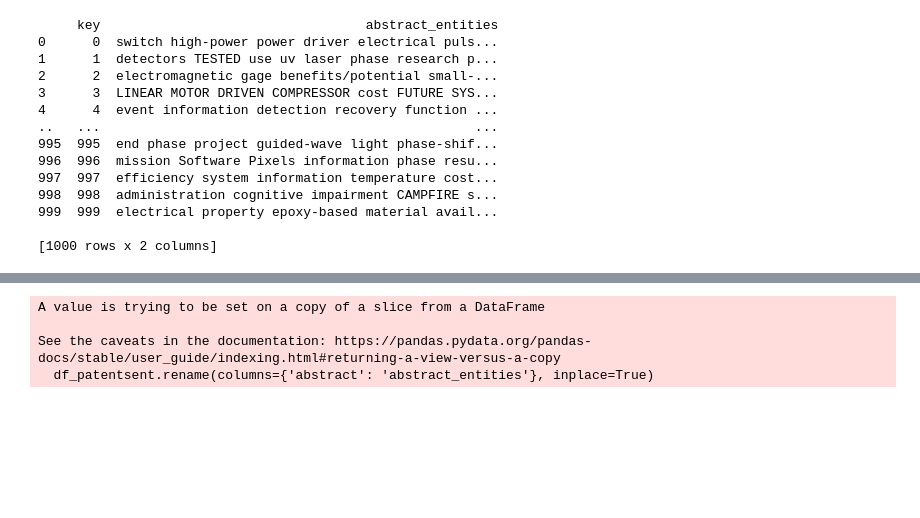
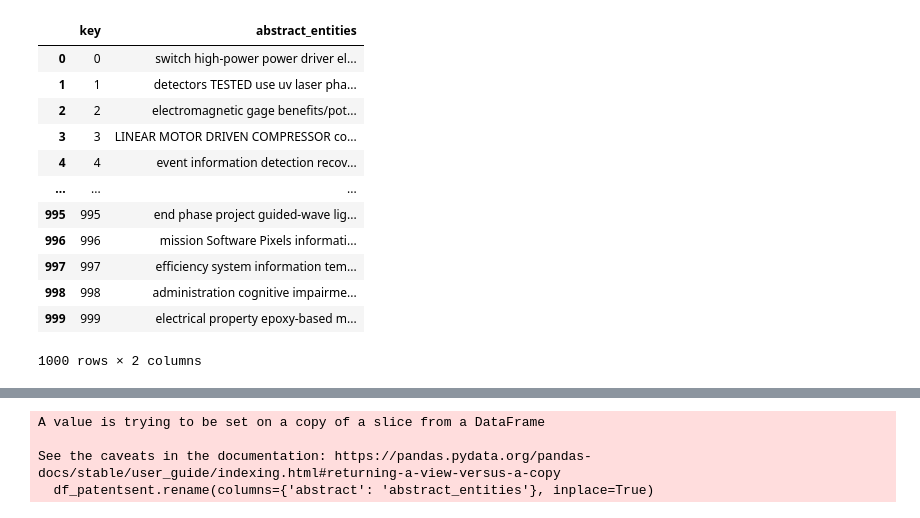
Before and after one commit to sj-ucsd/SBIR_Patent_analysis, a Jupyter notebook: neo4j_graph_etl.ipynb, the cells around one changed output, grey strips where cells are left out. Cells and saved outputs as stored; diff of their text form; code cells hidden in the pictures; blank space fills up the shorter version.

```diff
--- a/neo4j_graph_etl.ipynb
+++ b/neo4j_graph_etl.ipynb
@@ -88,43 +202,29 @@ df_sbirent = df_sbir[selected_columns2]
 
 
 df_sbirs.to_csv('./preprocessed_files/neo4j_sbir_main.csv', index=False)
-# %%
-df_source_sbir = df_sbirent
-# Convert the string representation to a list
-#(need to update)
-#df_source_sbir['abstract_entities'] = df_source_sbir['abstract_entities'].apply(ast.literal_eval)
-
-# Explode the 'abstract_entities' column  (need to update)
-#(need to update)
-df_exploded_sbir = df_source_sbir.explode('abstract_entities')
-#df_exploded_sbir = df_source_sbir
-# Display the resulting DataFrame
-print(df_exploded_sbir)
-
-#df_exploded_sbir.to_csv('./preprocessed_files/neo4j_sbir_abstract.csv', index=False)
-
-
-#import pandas as pd
-#import ast
-
-# Assuming df_source_sbir is your DataFrame
-#df_source_sbir['abstract_entities'] = df_source_sbir['abstract_entities'].apply(lambda x: ast.literal_eval(x) if pd.notna(x) else [])
-
-# Explode the 'abstract_entities' column
-#df_exploded_sbir = df_source_sbir.explode('abstract_entities')
-#print(df_exploded_sbir)
-# %% [output]
-     key                                  abstract_entities
-0      0  switch high-power power driver electrical puls...
-1      1  detectors TESTED use uv laser phase research p...
-2      2  electromagnetic gage benefits/potential small-...
-3      3  LINEAR MOTOR DRIVEN COMPRESSOR cost FUTURE SYS...
-4      4  event information detection recovery function ...
-..   ...                                                ...
-995  995  end phase project guided-wave light phase-shif...
-996  996  mission Software Pixels information phase resu...
-997  997  efficiency system information temperature cost...
-998  998  administration cognitive impairment CAMPFIRE s...
-999  999  electrical property epoxy-based material avail...
-
-[1000 rows x 2 columns]
+# %%
+# Explode the 'abstract_entities' column  (need to update)
+# This is done so that the list of entities are converted to individual entites
+# that can be placed into seperate rows in a csv file which will be importated to neo4j
+df_source_sbir = df_sbirent
+
+df_exploded_sbir = df_source_sbir.explode('abstract_entities')
+#df_exploded_sbir = df_source_sbir
+# Display the resulting DataFrame
+display(df_exploded_sbir)
+
+df_exploded_sbir.to_csv('./preprocessed_files/neo4j_sbir_abstract.csv', index=False)
+# %% [output]
+|  | key | abstract_entities |
+| 0 | 0 | switch high-power power driver el... |
+| 1 | 1 | detectors TESTED use uv laser pha... |
+| 2 | 2 | electromagnetic gage benefits/pot... |
+| 3 | 3 | LINEAR MOTOR DRIVEN COMPRESSOR co... |
+| 4 | 4 | event information detection recov... |
+| ... | ... | ... |
+| 995 | 995 | end phase project guided-wave lig... |
+| 996 | 996 | mission Software Pixels informati... |
+| 997 | 997 | efficiency system information tem... |
+| 998 | 998 | administration cognitive impairme... |
+| 999 | 999 | electrical property epoxy-based m... |
+1000 rows × 2 columns
```
Also changed, not shown: parts of 51 cells of this notebook, 2 other files.
